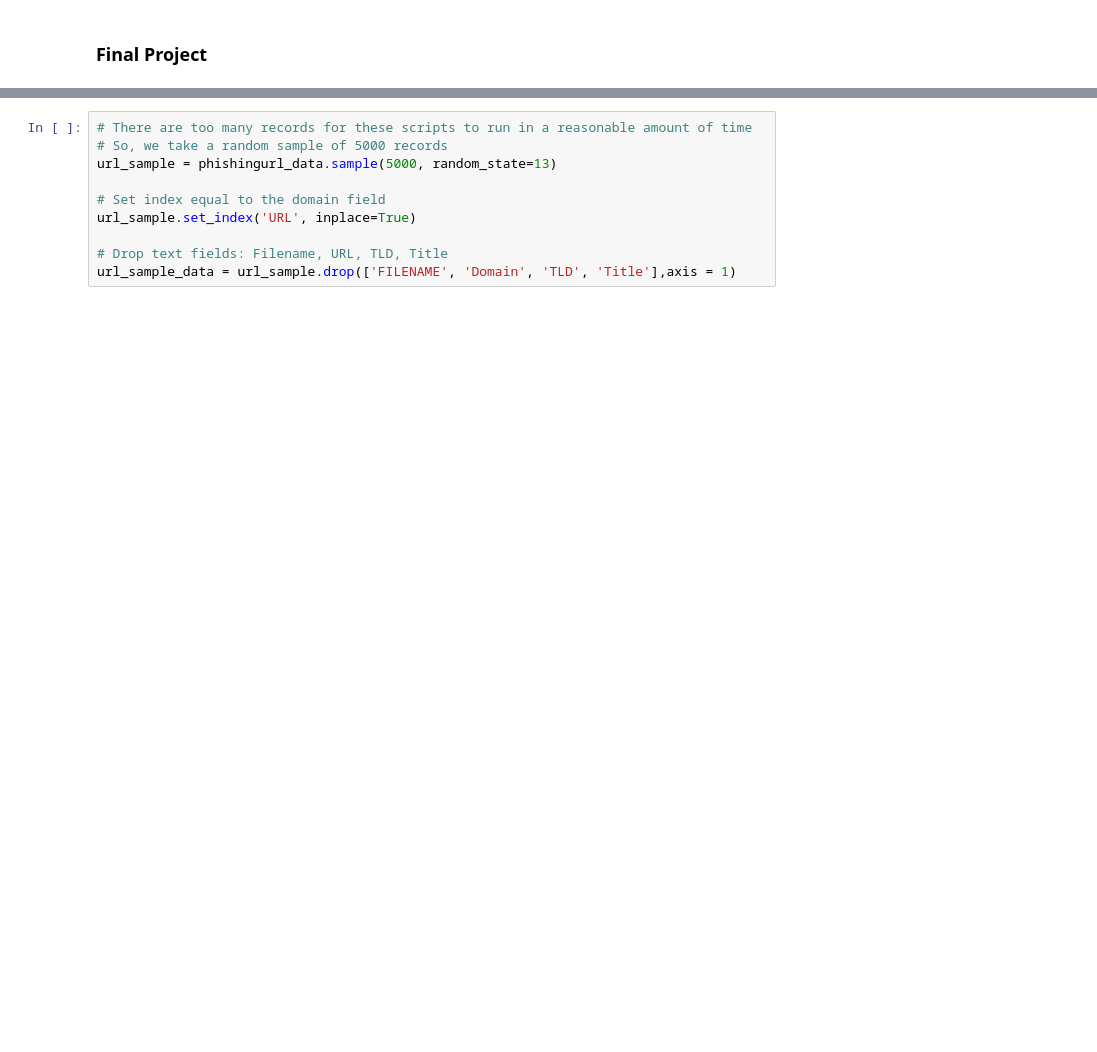
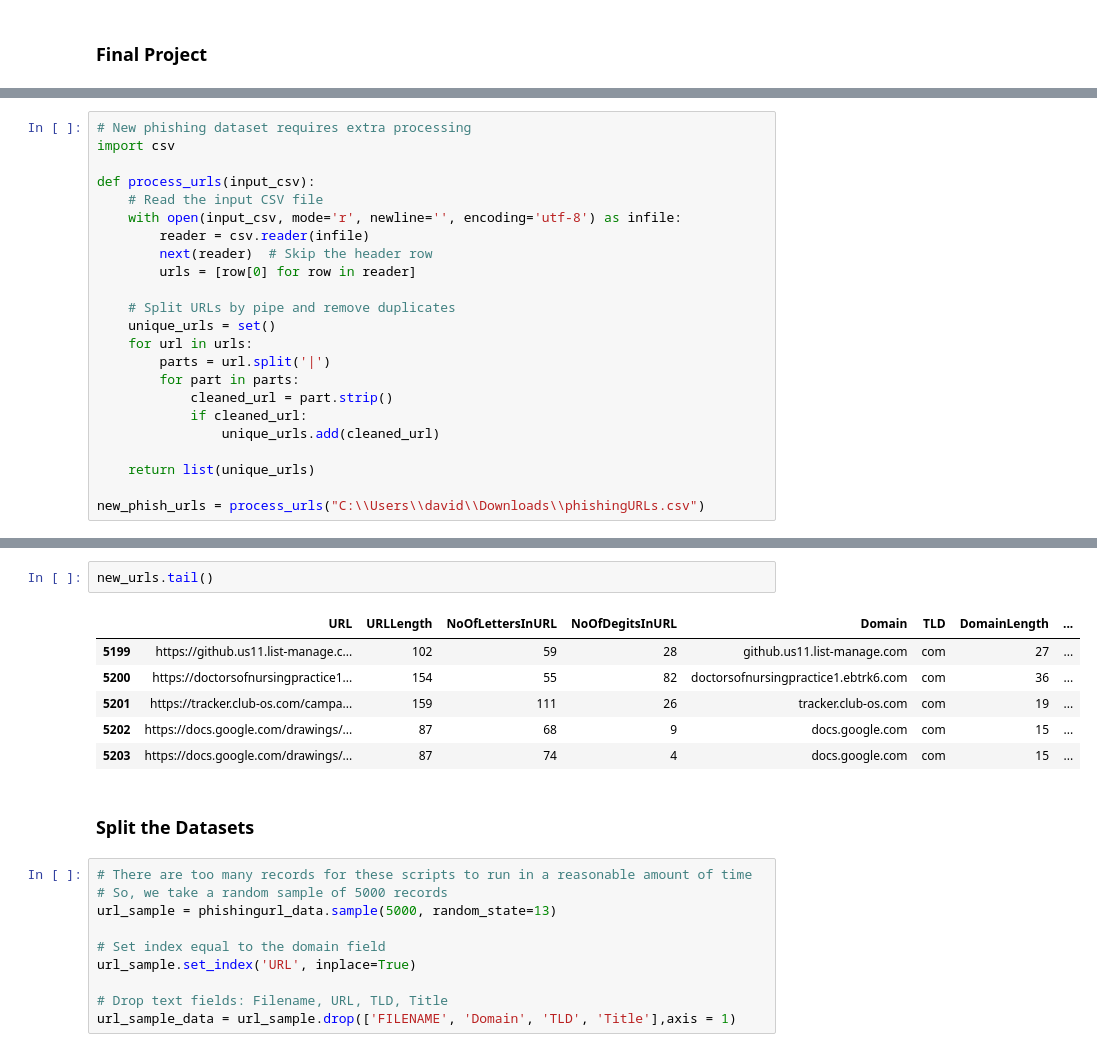
Before and after one commit to davidabney9-dev/PhishingURLProject, a Jupyter notebook: PhishingURLFinalProject.ipynb, the cells around one changed output, grey strips where cells are left out. Saved outputs shown, nothing was run; the diff lists cells and outputs as text; blank space fills up the shorter version.

```diff
--- a/PhishingURLFinalProject.ipynb
+++ b/PhishingURLFinalProject.ipynb
@@ -29,0 +34,23 @@ phishingurl_data = pd.read_csv("C:\\Users\\david\\Downloads\\phiusiil+phishing+u
+# %%
+# New phishing dataset requires extra processing
+import csv
+
+def process_urls(input_csv):
+    # Read the input CSV file
+    with open(input_csv, mode='r', newline='', encoding='utf-8') as infile:
+        reader = csv.reader(infile)
+        next(reader)  # Skip the header row
+        urls = [row[0] for row in reader]
+
+    # Split URLs by pipe and remove duplicates
+    unique_urls = set()
+    for url in urls:
+        parts = url.split('|')
+        for part in parts:
+            cleaned_url = part.strip()
+            if cleaned_url:
+                unique_urls.add(cleaned_url)
+
+    return list(unique_urls)
+
+new_phish_urls = process_urls("C:\\Users\\david\\Downloads\\phishingURLs.csv")
@@ -30,3 +130,14 @@ phishingurl_data = pd.read_csv("C:\\Users\\david\\Downloads\\phiusiil+phishing+u
+# %%
+new_urls.tail()
+# %% [output]
+|  | URL | URLLength | NoOfLettersInURL | NoOfDegitsInURL | Domain | TLD | DomainLength | ... |
+| 5199 | https://github.us11.list-manage.c... | 102 | 59 | 28 | github.us11.list-manage.com | com | 27 | ... |
+| 5200 | https://doctorsofnursingpractice1... | 154 | 55 | 82 | doctorsofnursingpractice1.ebtrk6.com | com | 36 | ... |
+| 5201 | https://tracker.club-os.com/campa... | 159 | 111 | 26 | tracker.club-os.com | com | 19 | ... |
+| 5202 | https://docs.google.com/drawings/... | 87 | 68 | 9 | docs.google.com | com | 15 | ... |
+| 5203 | https://docs.google.com/drawings/... | 87 | 74 | 4 | docs.google.com | com | 15 | ... |
+# %% [markdown]
+### Split the Datasets
 # %%
 # There are too many records for these scripts to run in a reasonable amount of time
 # So, we take a random sample of 5000 records
```
Also changed, not shown: parts of 22 cells of this notebook.
